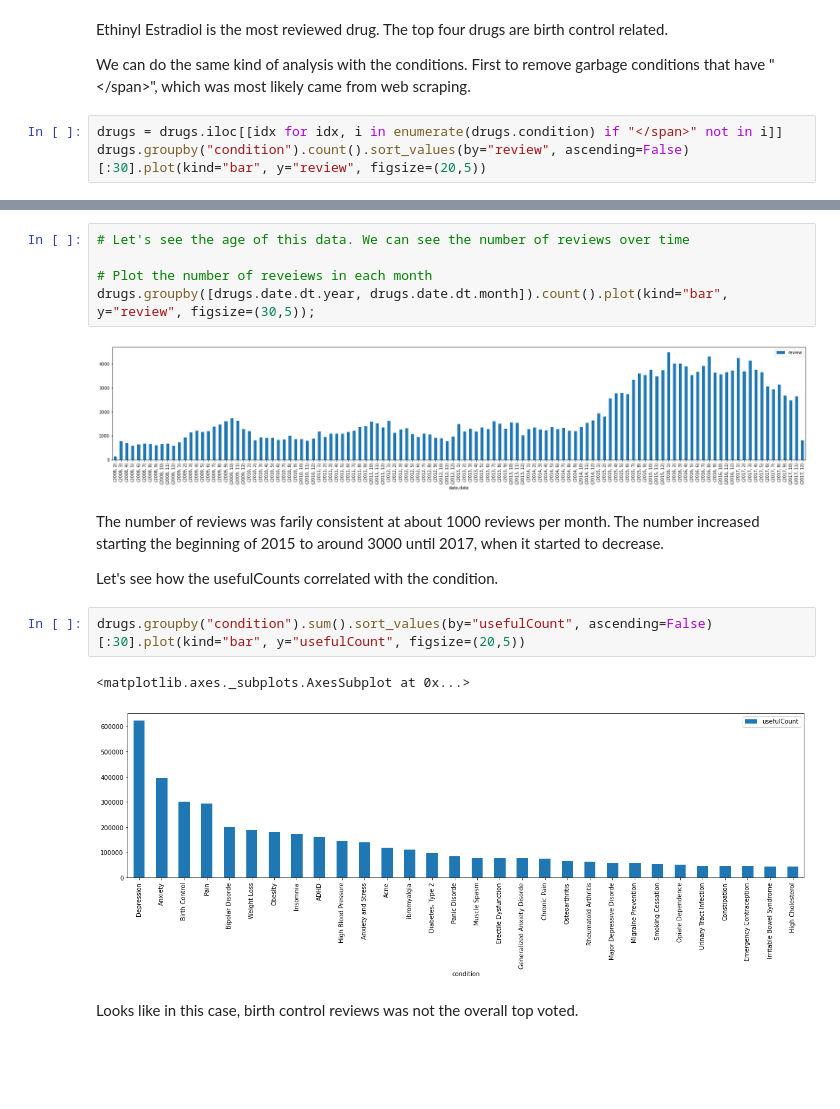
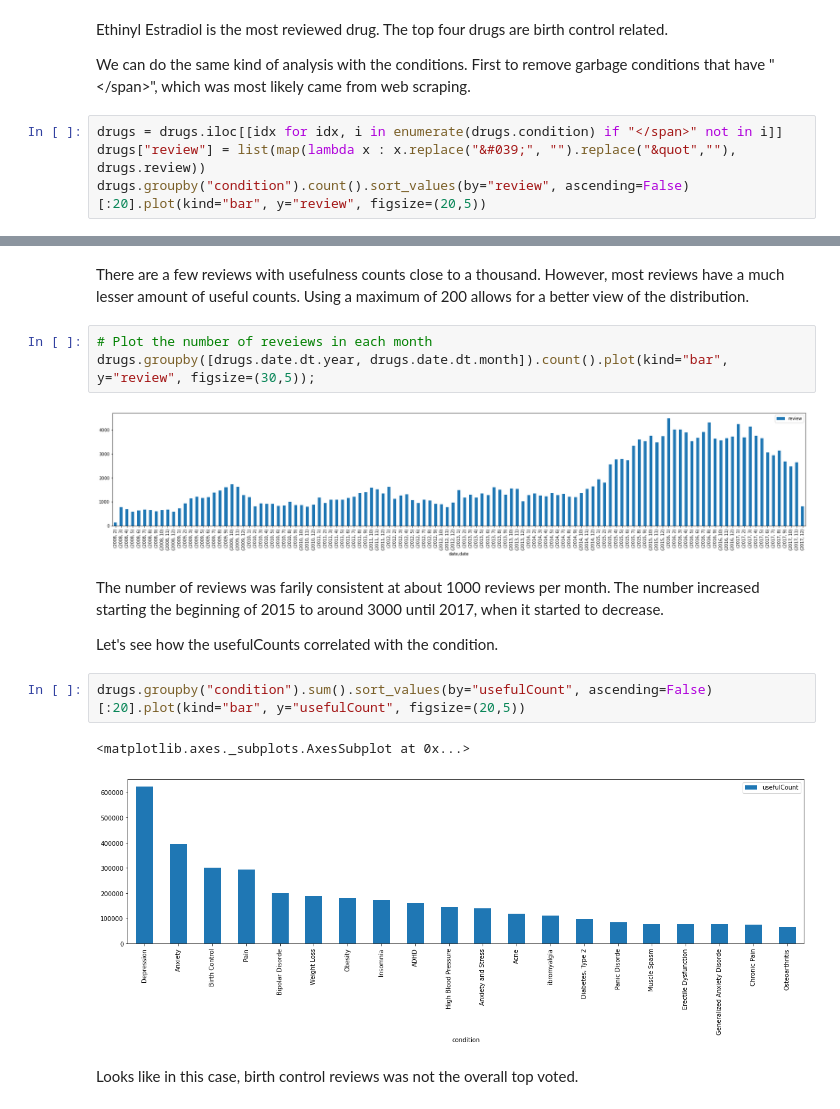
Before and after one commit to kshptl/Drug-Review-Sentiment-Analysis, a Jupyter notebook: EDA.ipynb, the cells around one changed output, grey strips where cells are left out. Cells and saved outputs as stored; diff of their text form; blank space fills up the shorter version.

```diff
--- a/EDA.ipynb
+++ b/EDA.ipynb
@@ -117,6 +127,7 @@ Ethinyl Estradiol is the most reviewed drug. The top four drugs are birth contro
 We can do the same kind of analysis with the conditions. First to remove garbage conditions that have "\</span>", which was most likely came from web scraping.
 # %%
 drugs = drugs.iloc[[idx for idx, i in enumerate(drugs.condition) if "</span>" not in i]]
-drugs.groupby("condition").count().sort_values(by="review", ascending=False)[:30].plot(kind="bar", y="review", figsize=(20,5))
+drugs["review"] = list(map(lambda x : x.replace("&#039;", "").replace("&quot",""), drugs.review))
+drugs.groupby("condition").count().sort_values(by="review", ascending=False)[:20].plot(kind="bar", y="review", figsize=(20,5))
 # %% [output]
 <matplotlib.axes._subplots.AxesSubplot at 0x...>
@@ -139,6 +148,6 @@ sns.distplot(drugs[drugs["usefulCount"] < 200].usefulCount, bins=100, kde=True)
+# %% [markdown]
+There are a few reviews with usefulness counts close to a thousand. However, most reviews have a much lesser amount of useful counts. Using a maximum of 200 allows for a better view of the distribution.
 # %%
-# Let's see the age of this data. We can see the number of reviews over time
-
 # Plot the number of reveiews in each month
 drugs.groupby([drugs.date.dt.year, drugs.date.dt.month]).count().plot(kind="bar", y="review", figsize=(30,5));
 # %% [output]
@@ -148,10 +157,10 @@ The number of reviews was farily consistent at about 1000 reviews per month. The
 
 Let's see how the usefulCounts correlated with the condition.
 # %%
-drugs.groupby("condition").sum().sort_values(by="usefulCount", ascending=False)[:30].plot(kind="bar", y="usefulCount", figsize=(20,5))
+drugs.groupby("condition").sum().sort_values(by="usefulCount", ascending=False)[:20].plot(kind="bar", y="usefulCount", figsize=(20,5))
 # %% [output]
 <matplotlib.axes._subplots.AxesSubplot at 0x...>
-[figure, old version]
+[figure, new version]
 # %% [markdown]
 Looks like in this case, birth control reviews was not the overall top voted.
 # %% [markdown]
```
Also changed, not shown: parts of 9 cells of this notebook, 1 other file.
